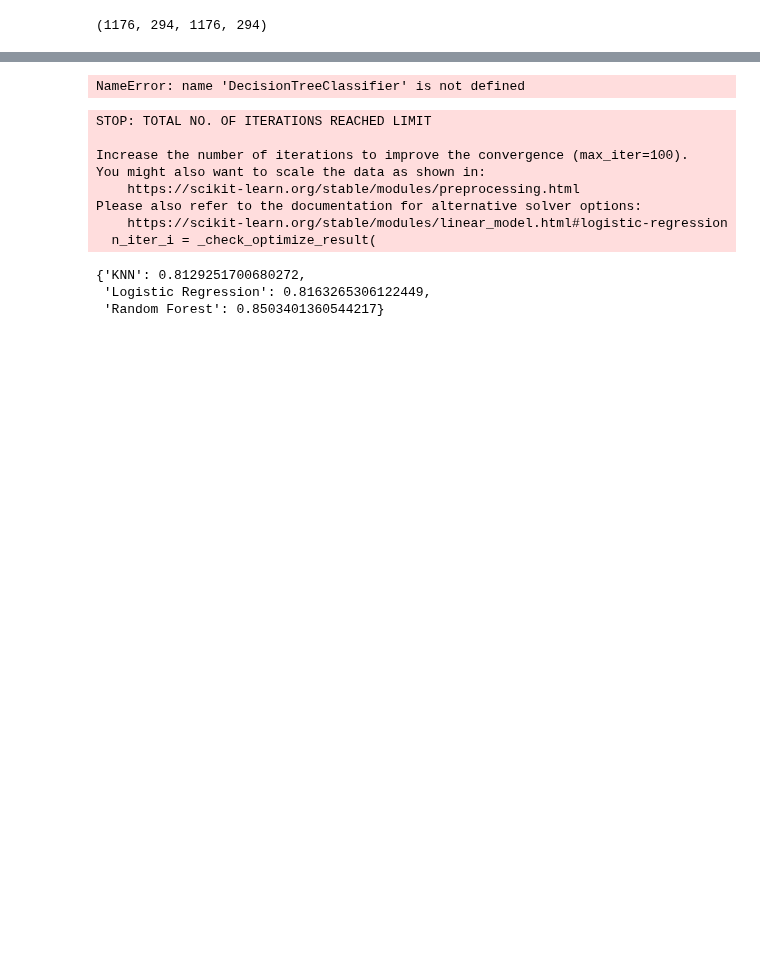
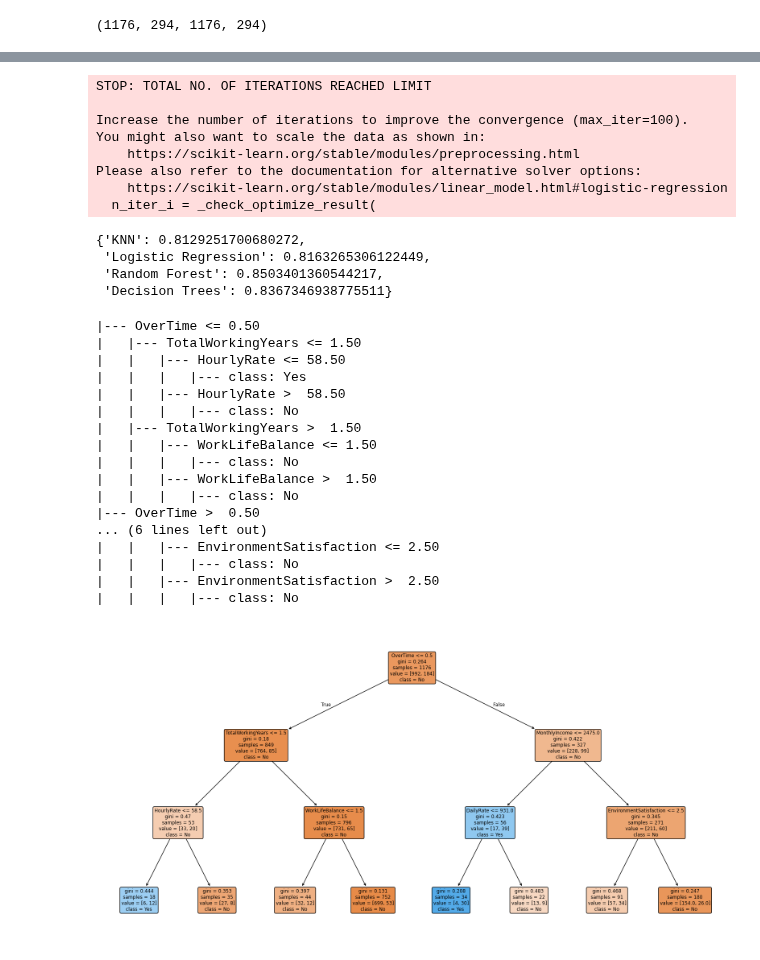
Before and after one commit to nirajacharya13/machine-learning, a Jupyter notebook: decision_trees/practice-problems/ibm-hr-analytics.ipynb, the cells around one changed output, grey strips where cells are left out. Saved outputs shown, nothing was run; the diff lists cells and outputs as text; code cells hidden in the pictures; blank space fills up the shorter version.

Commit message:
feat: model selection and cross validation

```diff
--- a/decision_trees/practice-problems/ibm-hr-analytics.ipynb
+++ b/decision_trees/practice-problems/ibm-hr-analytics.ipynb
@@ -222,7 +219,7 @@ X_Train.head()
 models = {"KNN": KNeighborsClassifier(),
           "Logistic Regression": LogisticRegression(),
           "Random Forest": RandomForestClassifier(),
-          "Decision Trees": DecisionTreeClassifier()}
+          "Decision Trees": DecisionTreeClassifier(max_depth=3)}
 
 def fit_and_score(models, X_Train, y_Train, X_Test, y_Test):
     """
@@ -248,8 +245,6 @@ def fit_and_score(models, X_Train, y_Train, X_Test, y_Test):
         model_scores[name] = score
 
     return model_scores
-# %% [output]
-NameError: name 'DecisionTreeClassifier' is not defined
 # %%
 model_scores = fit_and_score(models=models, X_Train=X_Train, y_Train=y_Train, X_Test=X_Test, y_Test=y_Test)
 
@@ -265,4 +260,30 @@ Please also refer to the documentation for alternative solver options:
   n_iter_i = _check_optimize_result(
 {'KNN': 0.8129251700680272,
  'Logistic Regression': 0.8163265306122449,
- 'Random Forest': 0.8503401360544217}
+ 'Random Forest': 0.8503401360544217,
+ 'Decision Trees': 0.8367346938775511}
+# %%
+import matplotlib.pyplot as plt
+from sklearn.tree import plot_tree, export_text
+plt.figure(figsize=(20,10))
+plot_tree(models["Decision Trees"], filled=True, feature_names=X.columns, class_names=['No', 'Yes'], rounded=True)
+print(export_text(models["Decision Trees"], feature_names=list(X.columns)))
+# %% [output]
+|--- OverTime <= 0.50
+|   |--- TotalWorkingYears <= 1.50
+|   |   |--- HourlyRate <= 58.50
+|   |   |   |--- class: Yes
+|   |   |--- HourlyRate >  58.50
+|   |   |   |--- class: No
+|   |--- TotalWorkingYears >  1.50
+|   |   |--- WorkLifeBalance <= 1.50
+|   |   |   |--- class: No
+|   |   |--- WorkLifeBalance >  1.50
+|   |   |   |--- class: No
+|--- OverTime >  0.50
+... (6 lines left out)
+|   |   |--- EnvironmentSatisfaction <= 2.50
+|   |   |   |--- class: No
+|   |   |--- EnvironmentSatisfaction >  2.50
+|   |   |   |--- class: No
+[figure, added]
```
Also changed, not shown: parts of 24 cells of this notebook.
